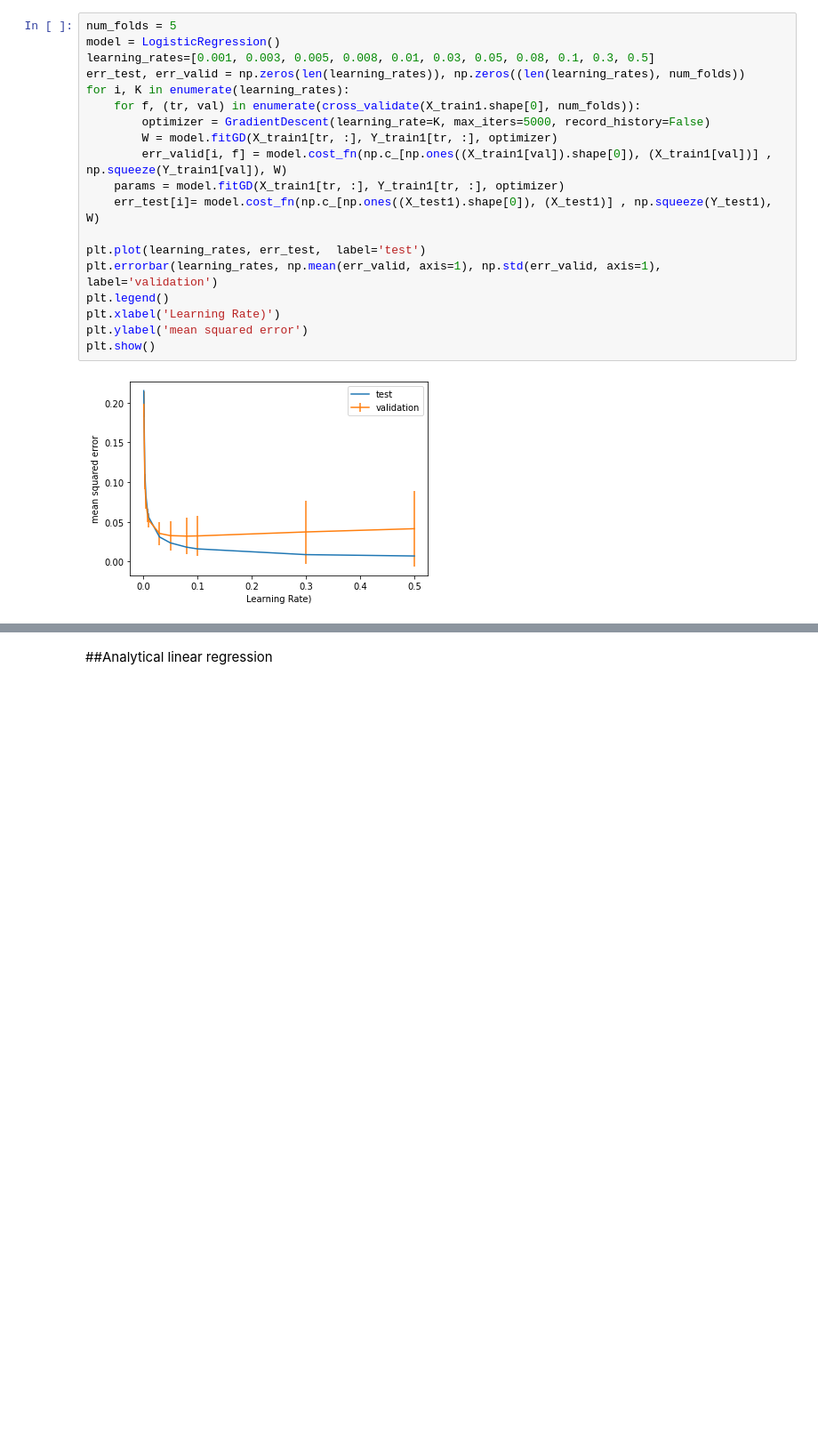
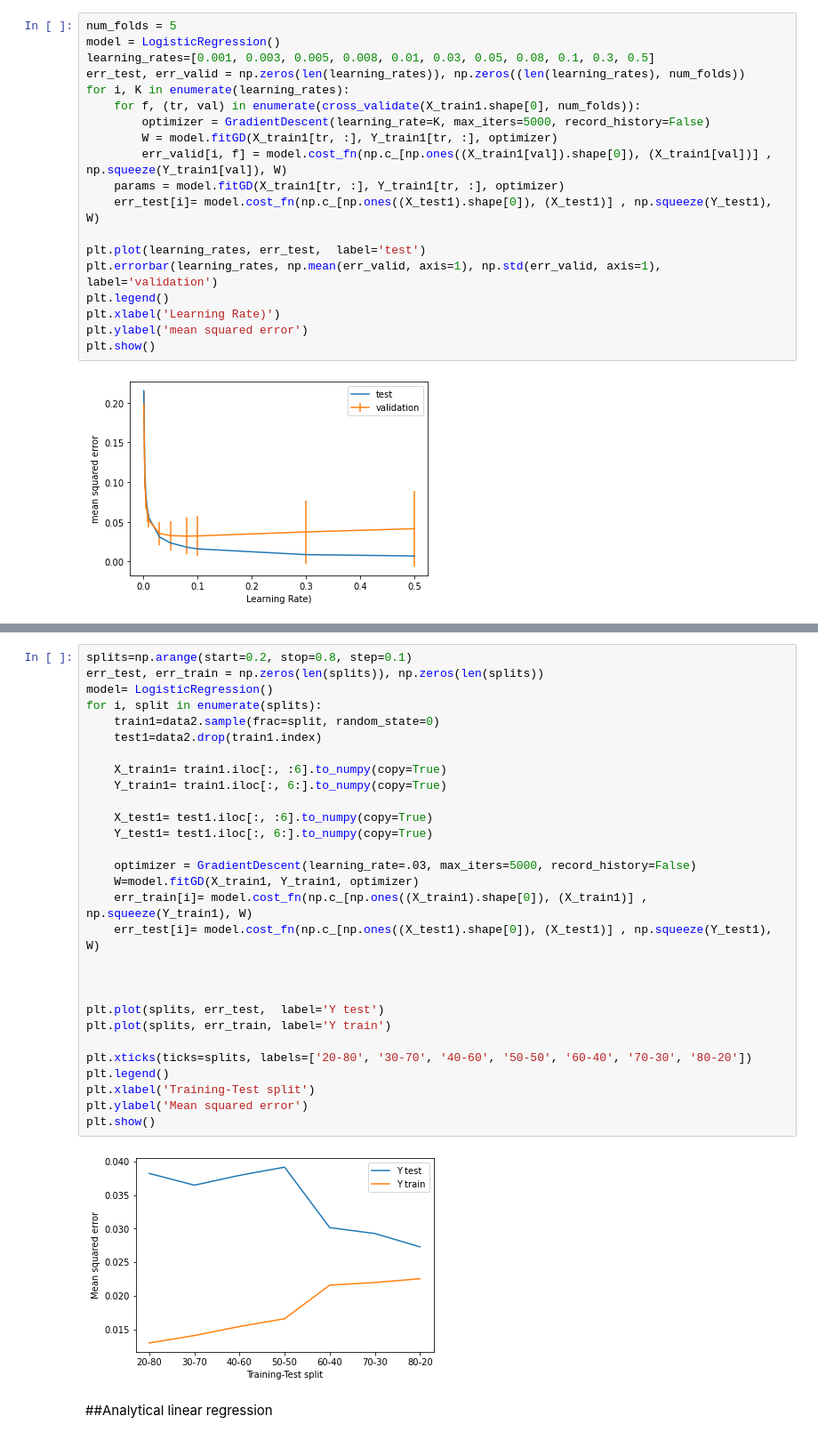
Before and after one commit to VenissaCarolQuadros/COMP551, a Jupyter notebook: COMP551_A1.ipynb, the cells around one changed output, grey strips where cells are left out. Shown at 89% size. Saved outputs shown, nothing was run; the diff lists cells and outputs as text; blank space fills up the shorter version.

```diff
--- a/COMP551_A1.ipynb
+++ b/COMP551_A1.ipynb
@@ -398,3 +498,34 @@ plt.show()
+# %%
+splits=np.arange(start=0.2, stop=0.8, step=0.1)
+err_test, err_train = np.zeros(len(splits)), np.zeros(len(splits))
+model= LogisticRegression()
+for i, split in enumerate(splits):
+    train1=data2.sample(frac=split, random_state=0)
+    test1=data2.drop(train1.index)
+
+    X_train1= train1.iloc[:, :6].to_numpy(copy=True)
+    Y_train1= train1.iloc[:, 6:].to_numpy(copy=True)
+
+    X_test1= test1.iloc[:, :6].to_numpy(copy=True)
+    Y_test1= test1.iloc[:, 6:].to_numpy(copy=True)
+
+    optimizer = GradientDescent(learning_rate=.03, max_iters=5000, record_history=False)
+    W=model.fitGD(X_train1, Y_train1, optimizer)
+    err_train[i]= model.cost_fn(np.c_[np.ones((X_train1).shape[0]), (X_train1)] , np.squeeze(Y_train1), W)
+    err_test[i]= model.cost_fn(np.c_[np.ones((X_test1).shape[0]), (X_test1)] , np.squeeze(Y_test1), W)
+
+
+
+plt.plot(splits, err_test,  label='Y test')
+plt.plot(splits, err_train, label='Y train')
+
+plt.xticks(ticks=splits, labels=['20-80', '30-70', '40-60', '50-50', '60-40', '70-30', '80-20'])
+plt.legend()
+plt.xlabel('Training-Test split')
+plt.ylabel('Mean squared error')
+plt.show()
+# %% [output]
+[figure, added]
 # %% [markdown]
 ##Analytical linear regression
 # %% [markdown]
```
Also changed, not shown: parts of 11 cells of this notebook.
